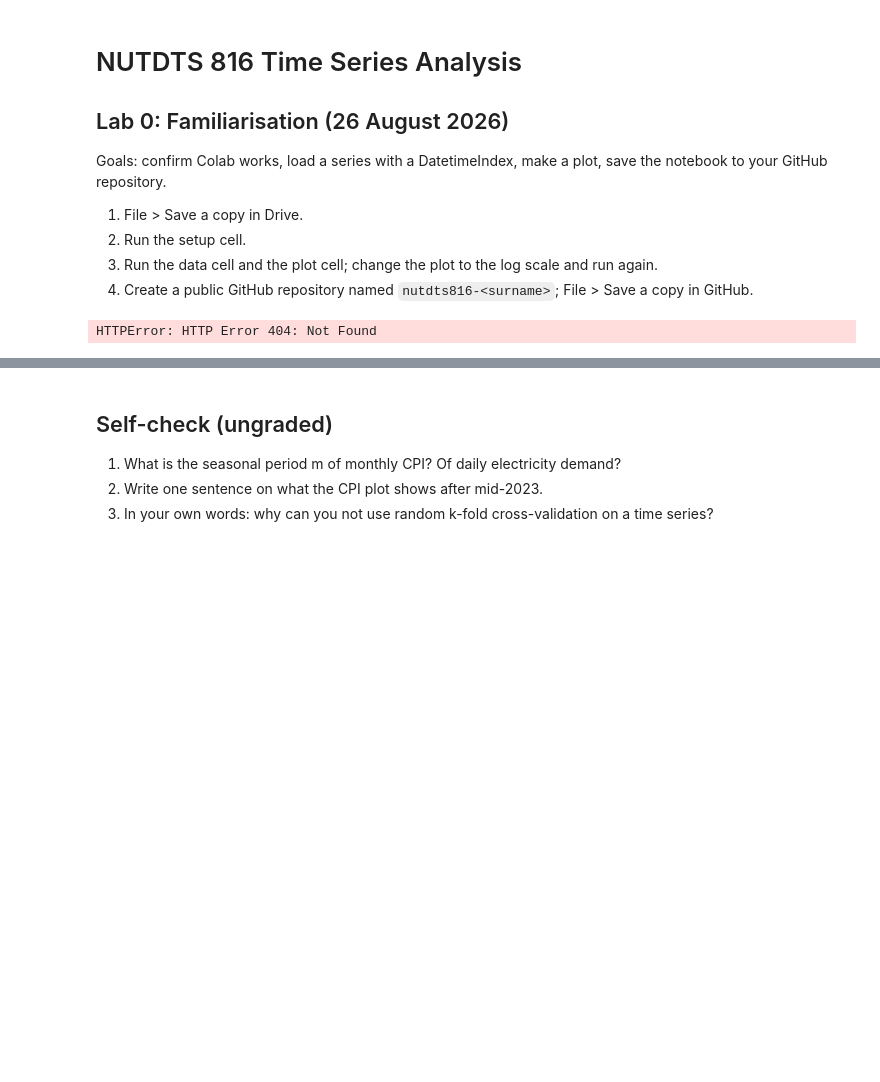
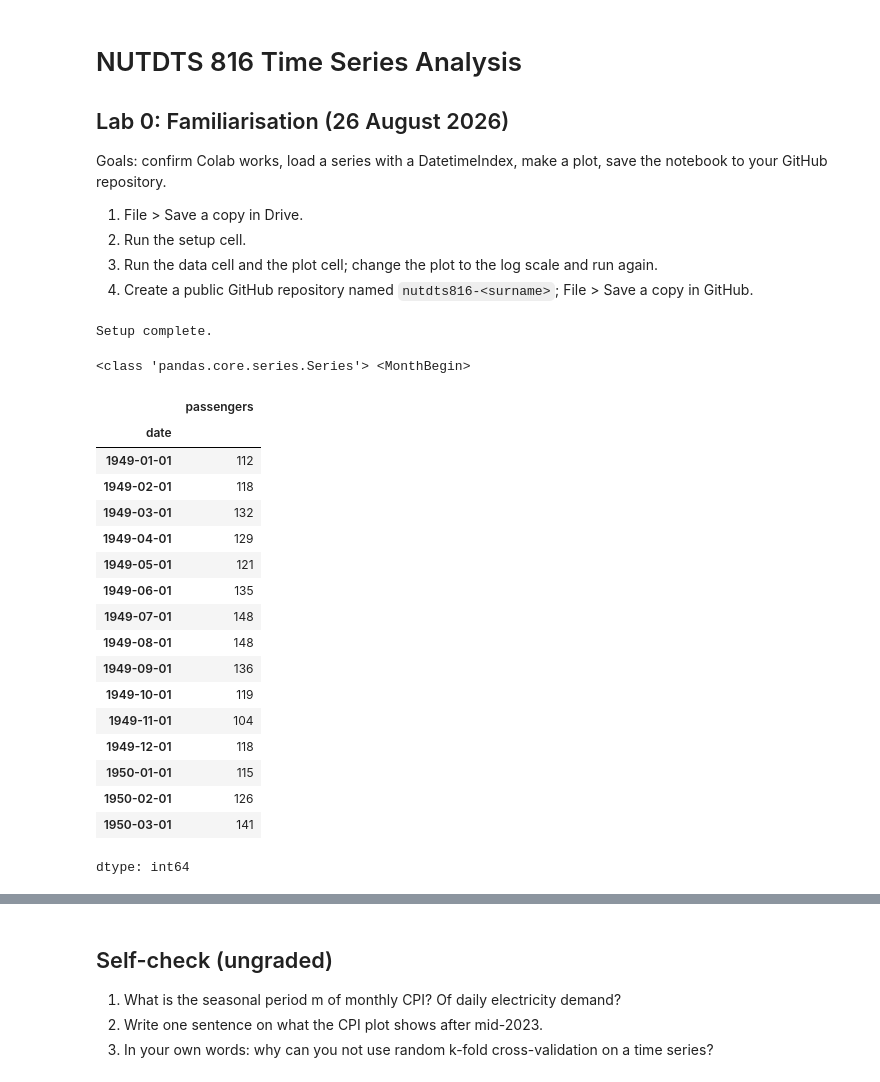
Before and after one commit to PreciousFaseyosan/NUTDTS816-Time_Series_Analysis-_Course_Repository, a Jupyter notebook: notebooks/lab00_familiarisation.ipynb, the cells around one changed output, grey strips where cells are left out. Saved outputs shown, nothing was run; the diff lists cells and outputs as text; code cells hidden in the pictures; blank space fills up the shorter version.

```diff
--- a/notebooks/lab00_familiarisation.ipynb
+++ b/notebooks/lab00_familiarisation.ipynb
@@ -15,7 +15,7 @@ Goals: confirm Colab works, load a series with a DatetimeIndex, make a plot, sav
 
 # 2. Fetch the course data module and data snapshots from the course repository.
 #    Replace REPO with your fork or the official course repository URL.
-REPO = "https://github.com/PreciousFaseyosan/NUTDTS816-Time_Series_Analysis-_Course_Repository/tree/main"
+REPO = "https://github.com/PreciousFaseyosan/NUTDTS816-Time_Series_Analysis-_Course_Repository/raw/main"
 import urllib.request, os
 os.makedirs("data", exist_ok=True)
 urllib.request.urlretrieve(f"{REPO}/src/tsdata.py", "tsdata.py")
@@ -30,10 +30,30 @@ plt.rcParams.update({"figure.figsize": (9, 3.6), "axes.grid": True, "grid.alpha"
 import tsdata
 print("Setup complete.")
 # %% [output]
-HTTPError: HTTP Error 404: Not Found
+Setup complete.
 # %%
 ap = tsdata.airpassengers()
 print(type(ap), ap.index.freq)
-ap.head()
+ap.head(15)
+# %% [output]
+<class 'pandas.core.series.Series'> <MonthBegin>
+|  | passengers |
+| date |  |
+| 1949-01-01 | 112 |
+| 1949-02-01 | 118 |
+| 1949-03-01 | 132 |
+| 1949-04-01 | 129 |
+| 1949-05-01 | 121 |
+| 1949-06-01 | 135 |
+| 1949-07-01 | 148 |
+| 1949-08-01 | 148 |
+| 1949-09-01 | 136 |
+| 1949-10-01 | 119 |
+| 1949-11-01 | 104 |
+| 1949-12-01 | 118 |
+| 1950-01-01 | 115 |
+| 1950-02-01 | 126 |
+| 1950-03-01 | 141 |
+dtype: int64
 # %%
 ax = ap.plot(title='Airline passengers (thousands), 1949-1960')
```
Also changed, not shown: parts of 5 cells of this notebook.
